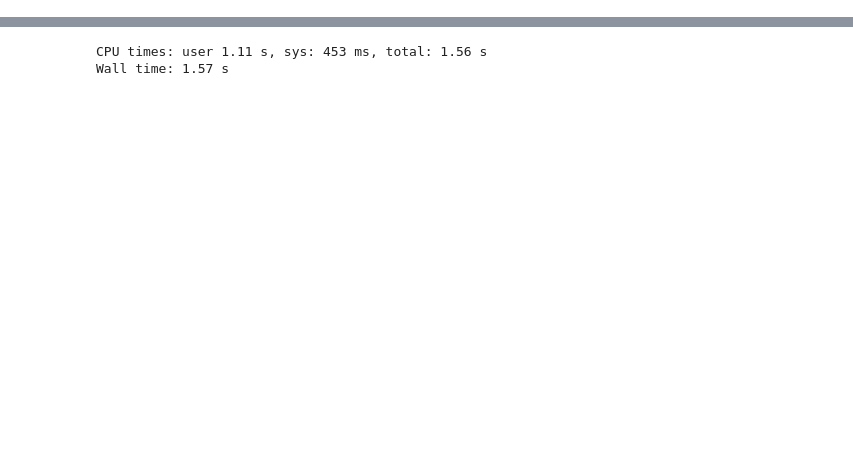
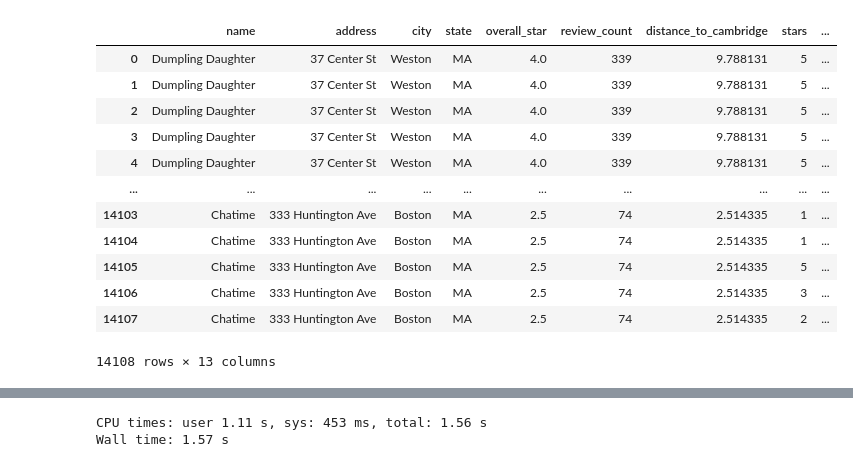
Before and after one commit to justinxu421/restaurant_planner, a Jupyter notebook: yelp.ipynb, the cells around one changed output, grey strips where cells are left out. Saved outputs shown, nothing was run; the diff lists cells and outputs as text; code cells hidden in the pictures; blank space fills up the shorter version.

```diff
--- a/yelp.ipynb
+++ b/yelp.ipynb
@@ -30,7 +30,21 @@ query = f"""WITH close_businesses AS (SELECT
             WHERE distance_to_cambridge < 10
             AND categories LIKE "%Bubble Tea%"
             )
-            SELECT *
+            SELECT
+                close_businesses.business_id,
+                name,
+                address,
+                city,
+                state,
+                close_businesses.stars as overall_star,
+                review_count,
+                distance_to_cambridge,
+                reviews.stars,
+                useful,
+                funny,
+                cool,
+                text,
+                date
             FROM close_businesses
             LEFT JOIN reviews
                 ON close_businesses.business_id = reviews.business_id
@@ -46,3 +60,19 @@ Wall time: 828 ms
+# %%
+df_close
+# %% [output]
+|  | name | address | city | state | overall_star | review_count | distance_to_cambridge | stars | ... |
+| 0 | Dumpling Daughter | 37 Center St | Weston | MA | 4.0 | 339 | 9.788131 | 5 | ... |
+| 1 | Dumpling Daughter | 37 Center St | Weston | MA | 4.0 | 339 | 9.788131 | 5 | ... |
+| 2 | Dumpling Daughter | 37 Center St | Weston | MA | 4.0 | 339 | 9.788131 | 5 | ... |
+| 3 | Dumpling Daughter | 37 Center St | Weston | MA | 4.0 | 339 | 9.788131 | 5 | ... |
+| 4 | Dumpling Daughter | 37 Center St | Weston | MA | 4.0 | 339 | 9.788131 | 5 | ... |
+| ... | ... | ... | ... | ... | ... | ... | ... | ... | ... |
+| 14103 | Chatime | 333 Huntington Ave | Boston | MA | 2.5 | 74 | 2.514335 | 1 | ... |
+| 14104 | Chatime | 333 Huntington Ave | Boston | MA | 2.5 | 74 | 2.514335 | 1 | ... |
+| 14105 | Chatime | 333 Huntington Ave | Boston | MA | 2.5 | 74 | 2.514335 | 5 | ... |
+| 14106 | Chatime | 333 Huntington Ave | Boston | MA | 2.5 | 74 | 2.514335 | 3 | ... |
+| 14107 | Chatime | 333 Huntington Ave | Boston | MA | 2.5 | 74 | 2.514335 | 2 | ... |
+14108 rows × 13 columns
 # %%
 utils.filter_df_with_categories(cambridge_loader.df_close_tips, 'Bubble Tea')
 # %% [output]
```
Also changed, not shown: parts of 1 cell of this notebook, 3 other files.
